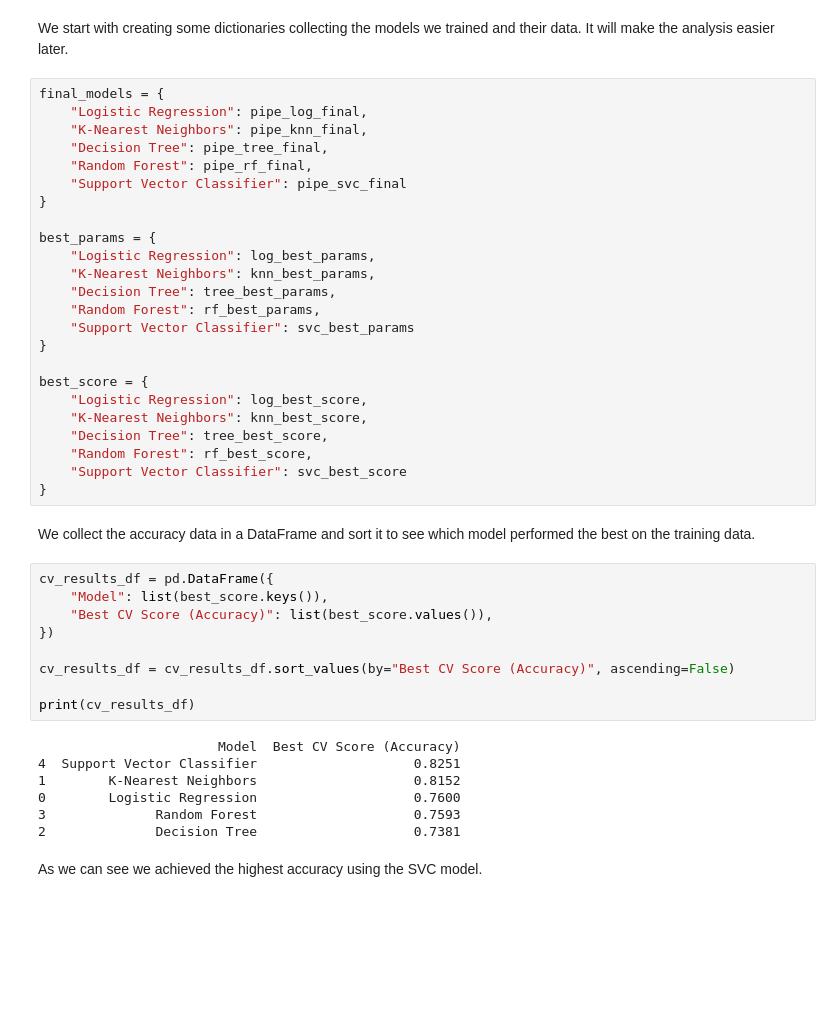
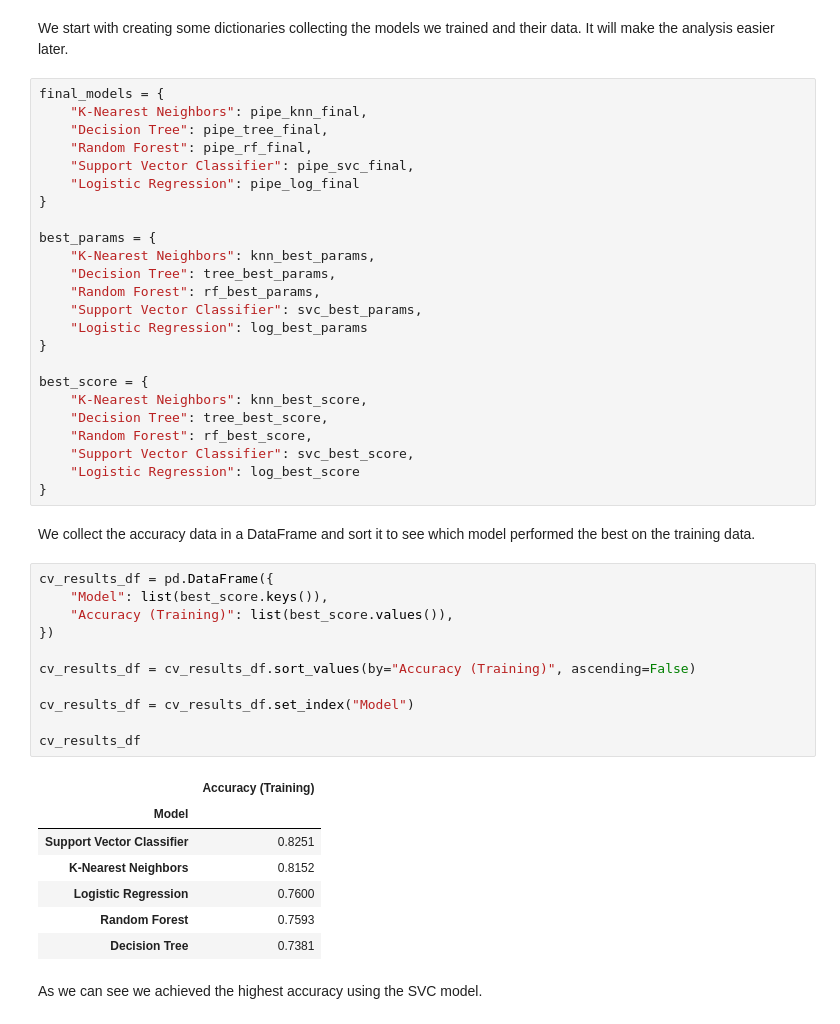
Before and after one commit to Vyien/AI_MED_Recruitment, a Jupyter notebook: Task/cardiomegaly.ipynb, the cells around one changed output. Cells and saved outputs as stored; diff of their text form; blank space fills up the shorter version.

```diff
--- a/Task/cardiomegaly.ipynb
+++ b/Task/cardiomegaly.ipynb
@@ -418,46 +418,49 @@ Best Params (from GridSearch): {'model__C': 0.001, 'model__class_weight': None,
 We start with creating some dictionaries collecting the models we trained and their data. It will make the analysis easier later.
 # %%
 final_models = {
-    "Logistic Regression": pipe_log_final,
     "K-Nearest Neighbors": pipe_knn_final,
     "Decision Tree": pipe_tree_final,
     "Random Forest": pipe_rf_final,
-    "Support Vector Classifier": pipe_svc_final
+    "Support Vector Classifier": pipe_svc_final,
+    "Logistic Regression": pipe_log_final
 }
 
 best_params = {
-    "Logistic Regression": log_best_params,
     "K-Nearest Neighbors": knn_best_params,
     "Decision Tree": tree_best_params,
     "Random Forest": rf_best_params,
-    "Support Vector Classifier": svc_best_params
+    "Support Vector Classifier": svc_best_params,
+    "Logistic Regression": log_best_params
 }
 
 best_score = {
-    "Logistic Regression": log_best_score,
     "K-Nearest Neighbors": knn_best_score,
     "Decision Tree": tree_best_score,
     "Random Forest": rf_best_score,
-    "Support Vector Classifier": svc_best_score
+    "Support Vector Classifier": svc_best_score,
+    "Logistic Regression": log_best_score
 }
 # %% [markdown]
 We collect the accuracy data in a DataFrame and sort it to see which model performed the best on the training data.
 # %%
 cv_results_df = pd.DataFrame({
     "Model": list(best_score.keys()),
-    "Best CV Score (Accuracy)": list(best_score.values()),
+    "Accuracy (Training)": list(best_score.values()),
 })
 
-cv_results_df = cv_results_df.sort_values(by="Best CV Score (Accuracy)", ascending=False)
+cv_results_df = cv_results_df.sort_values(by="Accuracy (Training)", ascending=False)
 
-print(cv_results_df)
+cv_results_df = cv_results_df.set_index("Model")
+
+cv_results_df
 # %% [output]
-                       Model  Best CV Score (Accuracy)
-4  Support Vector Classifier                    0.8251
-1        K-Nearest Neighbors                    0.8152
-0        Logistic Regression                    0.7600
-3              Random Forest                    0.7593
-2              Decision Tree                    0.7381
+|  | Accuracy (Training) |
+| Model |  |
+| Support Vector Classifier | 0.8251 |
+| K-Nearest Neighbors | 0.8152 |
+| Logistic Regression | 0.7600 |
+| Random Forest | 0.7593 |
+| Decision Tree | 0.7381 |
 # %% [markdown]
 As we can see we achieved the highest accuracy using the SVC model.
 # %% [markdown]
```
Also changed, not shown: parts of 4 cells of this notebook.
